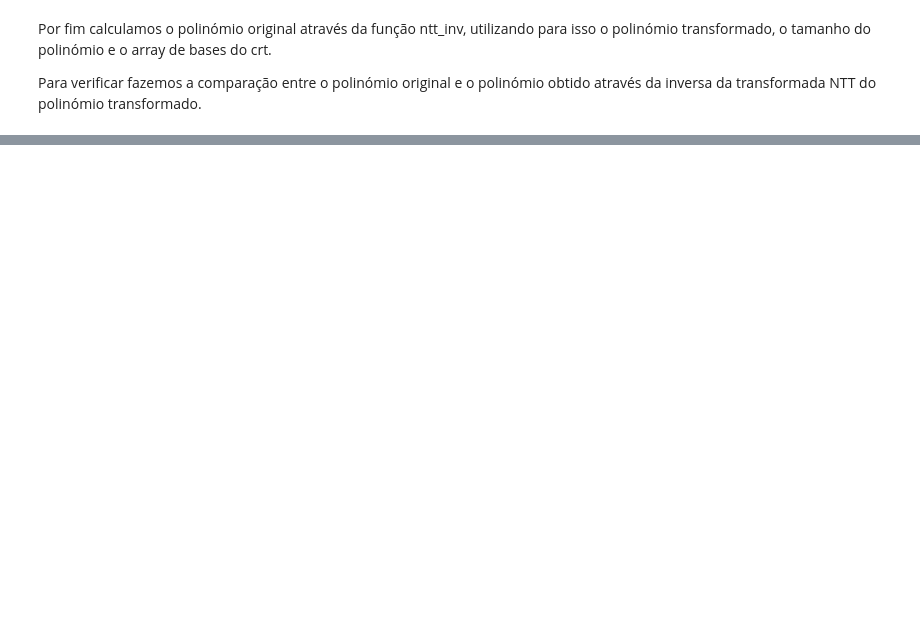
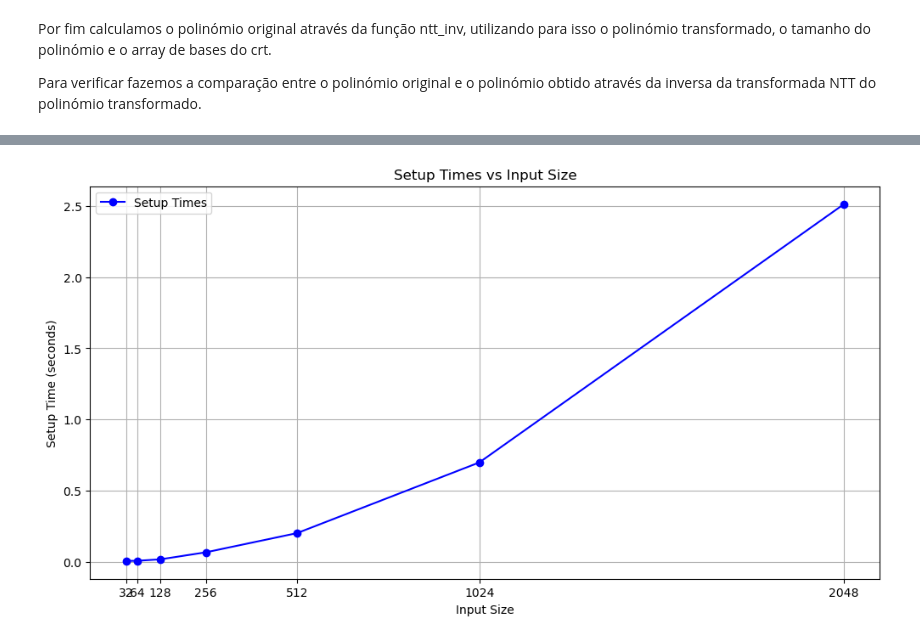
Before and after one commit to simaobarroso/tp-EC-CSI, a Jupyter notebook: TP2/Ex2/Exercício 2 - NTT_CRT.ipynb, the cells around one changed output, grey strips where cells are left out. Cells and saved outputs as stored; diff of their text form; code cells hidden in the pictures; blank space fills up the shorter version.

```diff
--- a/TP2/Ex2/Exercício 2 - NTT_CRT.ipynb
+++ b/TP2/Ex2/Exercício 2 - NTT_CRT.ipynb
@@ -131,0 +225,16 @@ print("Correto ? ",f == fff)
+# %%
+import matplotlib.pyplot as plt
+
+input_sizes = [32, 64, 128, 256, 512, 1024, 2048]
+
+plt.figure(figsize=(12, 6))
+plt.plot(input_sizes, avarage_setup_times, marker='o', color='b', label='Setup Times')
+plt.title('Setup Times vs Input Size')
+plt.xlabel('Input Size')
+plt.ylabel('Setup Time (seconds)')
+plt.xticks(input_sizes)
+plt.grid(True)
+plt.legend()
+plt.show()
+# %% [output]
+[figure, added]
```
Also changed, not shown: parts of 10 cells of this notebook.
